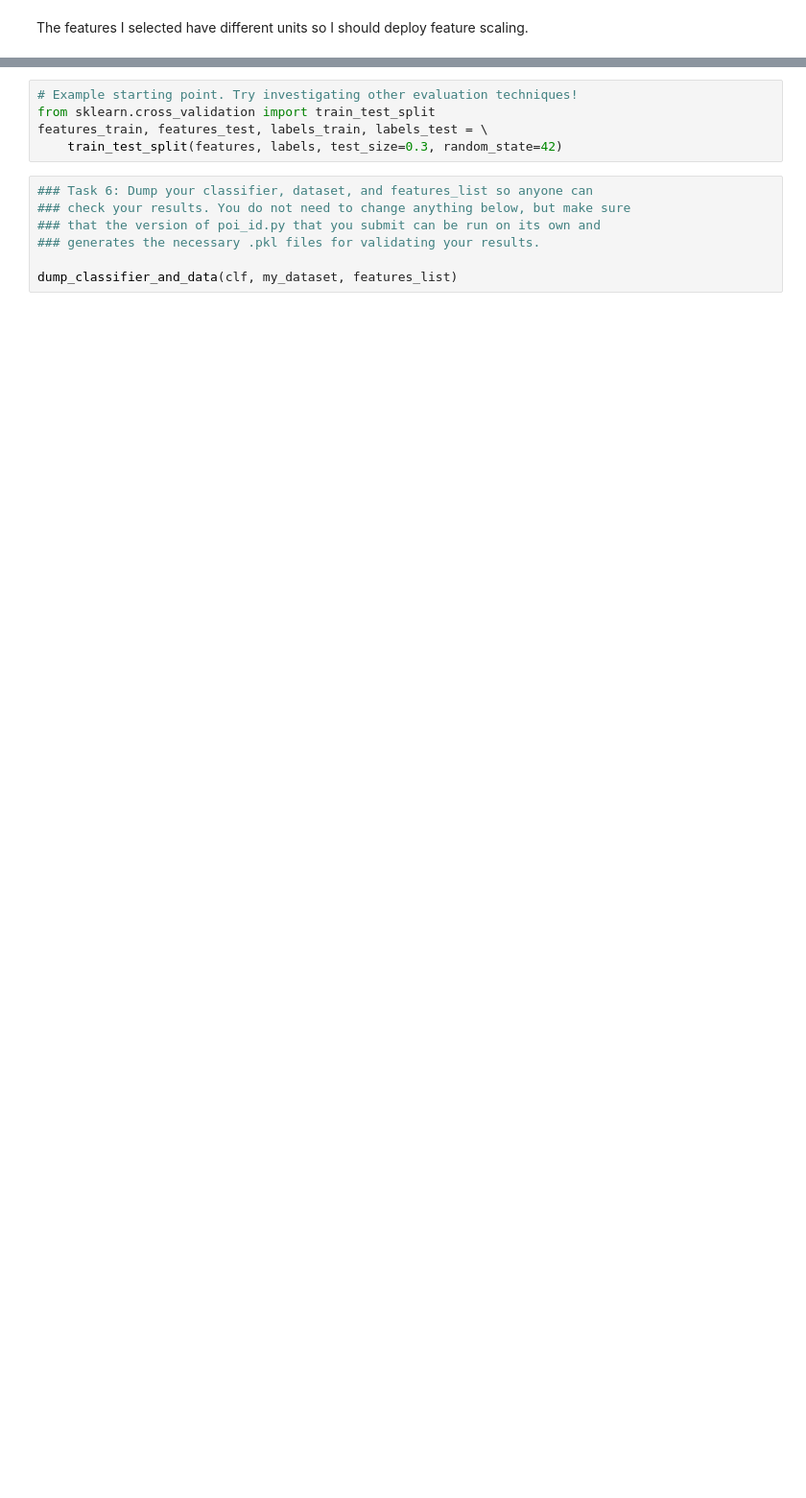
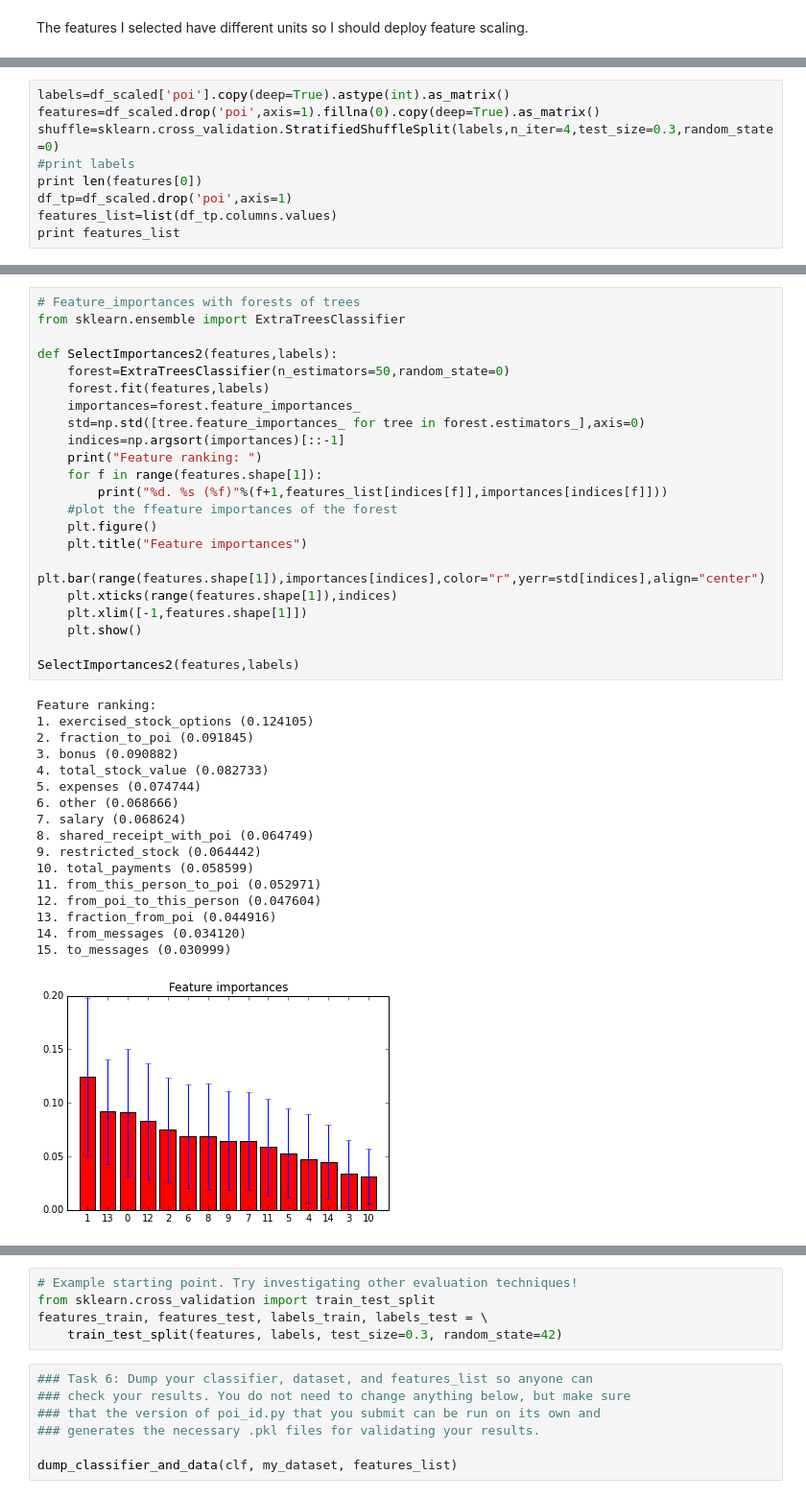
Before and after one commit to yinghsienwu/Enron_POI_Identifier, a Jupyter notebook: final_project/poi_id.ipynb, the cells around one changed output, grey strips where cells are left out. Shown at 96% size. Cells and saved outputs as stored; diff of their text form; blank space fills up the shorter version.

```diff
--- a/final_project/poi_id.ipynb
+++ b/final_project/poi_id.ipynb
@@ -330,0 +276,9 @@ test_features_scaled=min_max_scaler.fit_transform(test_features)
+# %%
+labels=df_scaled['poi'].copy(deep=True).astype(int).as_matrix()
+features=df_scaled.drop('poi',axis=1).fillna(0).copy(deep=True).as_matrix()
+shuffle=sklearn.cross_validation.StratifiedShuffleSplit(labels,n_iter=4,test_size=0.3,random_state=0)
+#print labels
+print len(features[0])
+df_tp=df_scaled.drop('poi',axis=1)
+features_list=list(df_tp.columns.values)
+print features_list
@@ -330,0 +319,40 @@ test_features_scaled=min_max_scaler.fit_transform(test_features)
+# %%
+# Feature_importances with forests of trees
+from sklearn.ensemble import ExtraTreesClassifier
+
+def SelectImportances2(features,labels):
+    forest=ExtraTreesClassifier(n_estimators=50,random_state=0)
+    forest.fit(features,labels)
+    importances=forest.feature_importances_
+    std=np.std([tree.feature_importances_ for tree in forest.estimators_],axis=0)
+    indices=np.argsort(importances)[::-1]
+    print("Feature ranking: ")
+    for f in range(features.shape[1]):
+        print("%d. %s (%f)"%(f+1,features_list[indices[f]],importances[indices[f]]))
+    #plot the ffeature importances of the forest
+    plt.figure()
+    plt.title("Feature importances")
+    plt.bar(range(features.shape[1]),importances[indices],color="r",yerr=std[indices],align="center")
+    plt.xticks(range(features.shape[1]),indices)
+    plt.xlim([-1,features.shape[1]])
+    plt.show()
+
+SelectImportances2(features,labels)
+# %% [output]
+Feature ranking:
+1. exercised_stock_options (0.124105)
+2. fraction_to_poi (0.091845)
+3. bonus (0.090882)
+4. total_stock_value (0.082733)
+5. expenses (0.074744)
+6. other (0.068666)
+7. salary (0.068624)
+8. shared_receipt_with_poi (0.064749)
+9. restricted_stock (0.064442)
+10. total_payments (0.058599)
+11. from_this_person_to_poi (0.052971)
+12. from_poi_to_this_person (0.047604)
+13. fraction_from_poi (0.044916)
+14. from_messages (0.034120)
+15. to_messages (0.030999)
+[figure, added]
```
Also changed, not shown: parts of 38 cells of this notebook.
